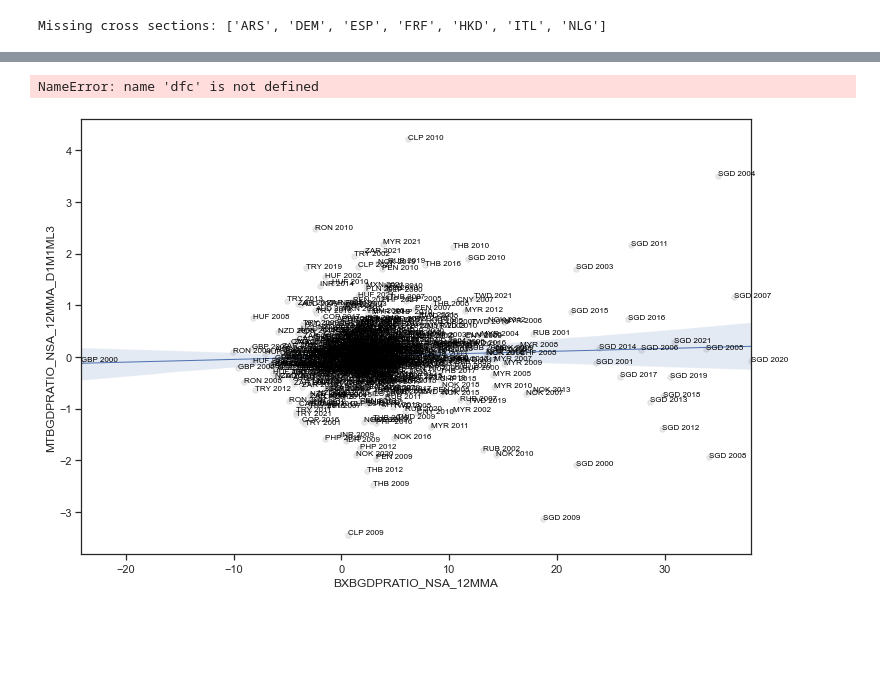
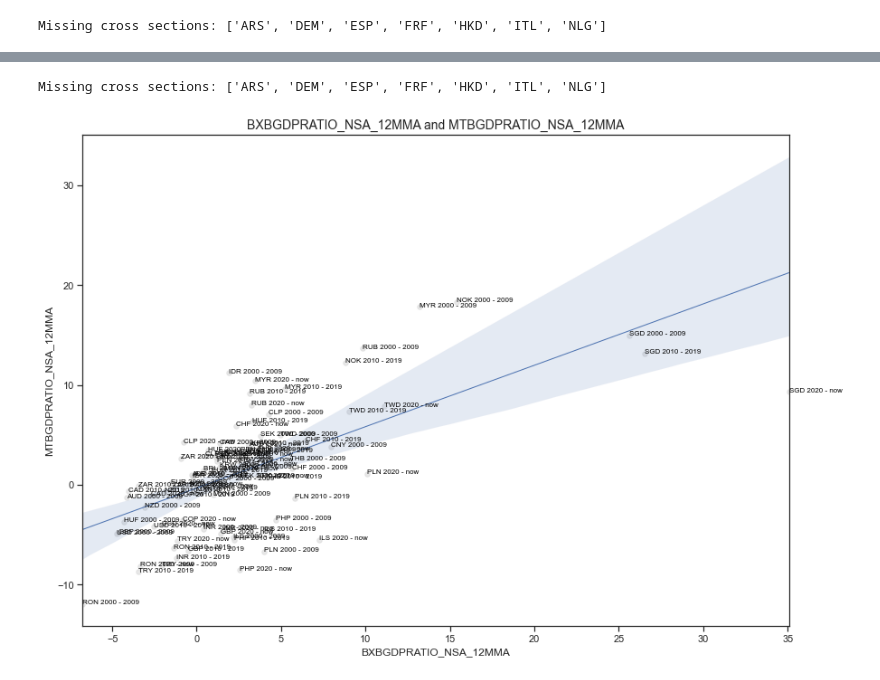
Before and after one commit to macrosynergy/macrosynergy, a Jupyter notebook: notebooks/reviews/quantamental/test.ipynb, the cells around one changed output, grey strips where cells are left out. Drawn from its saved outputs; the diff is of its cells as text; code cells hidden in the pictures; blank space fills up the shorter version.

```diff
--- a/notebooks/reviews/quantamental/test.ipynb
+++ b/notebooks/reviews/quantamental/test.ipynb
@@ -129,5 +130,9 @@ Missing cross sections: ['ARS', 'DEM', 'ESP', 'FRF', 'HKD', 'ITL', 'NLG']
+# %%
+cr = msp.CategoryRelations(dfd, xcats=['BXBGDPRATIO_NSA_12MMA', 'MTBGDPRATIO_NSA_12MMA'],
+                          cids=cids, freq='A', lag=0, xcat_aggs=['mean', 'mean'], start = '2000-01-01', years=10)
+# %% [output]
+Missing cross sections: ['ARS', 'DEM', 'ESP', 'FRF', 'HKD', 'ITL', 'NLG']
 # %%
-cr.reg_scatter(labels=True)
+cr.reg_scatter(labels=True, size=(14, 10))
 # %% [output]
-NameError: name 'dfc' is not defined
-[figure, old version]
+[figure, new version]
```
Also changed, not shown: parts of 8 cells of this notebook, 6 other files.
